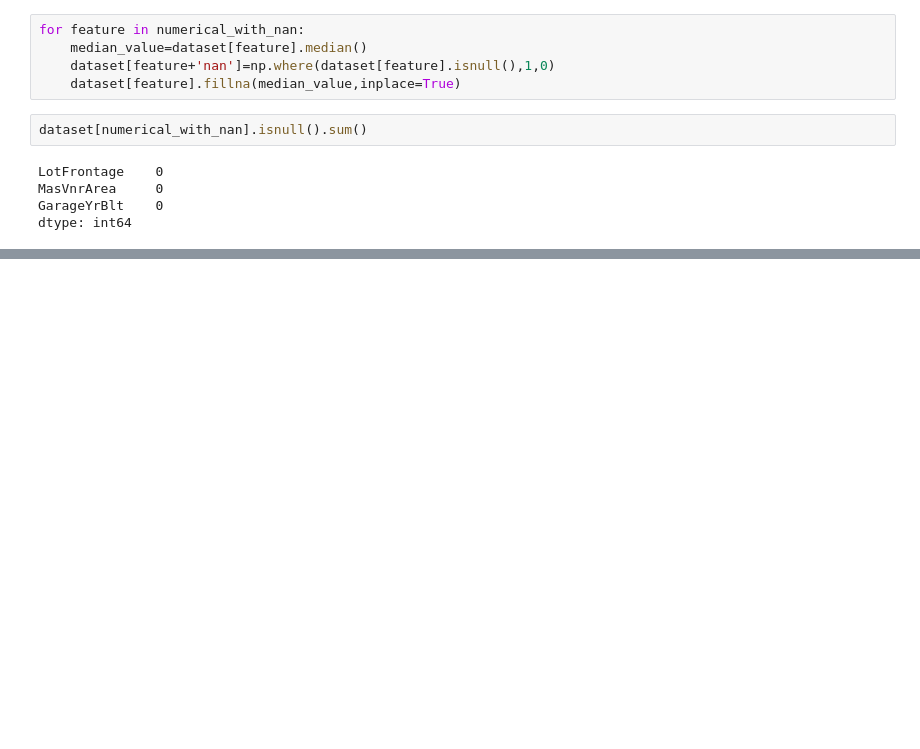
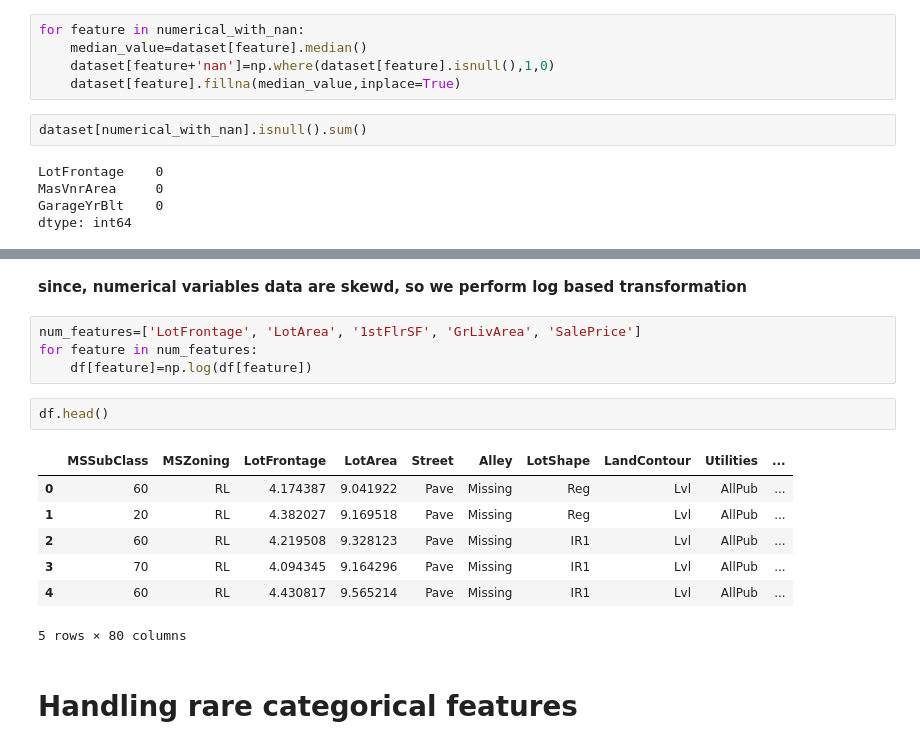
Before and after one commit to BibekRai44/Advanced-House-Price-Prediction, a Jupyter notebook: house-price-prediction.ipynb, the cells around one changed output, grey strips where cells are left out. Drawn from its saved outputs; the diff is of its cells as text; blank space fills up the shorter version.

Commit message:
performing log based transformation on data

```diff
--- a/house-price-prediction.ipynb
+++ b/house-price-prediction.ipynb
@@ -657,0 +673,18 @@ df.head()
+# %% [markdown]
+**since, numerical variables data are skewd, so we perform log based transformation**
+# %%
+num_features=['LotFrontage', 'LotArea', '1stFlrSF', 'GrLivArea', 'SalePrice']
+for feature in num_features:
+    df[feature]=np.log(df[feature])
+# %%
+df.head()
+# %% [output]
+|  | MSSubClass | MSZoning | LotFrontage | LotArea | Street | Alley | LotShape | LandContour | Utilities | ... |
+| 0 | 60 | RL | 4.174387 | 9.041922 | Pave | Missing | Reg | Lvl | AllPub | ... |
+| 1 | 20 | RL | 4.382027 | 9.169518 | Pave | Missing | Reg | Lvl | AllPub | ... |
+| 2 | 60 | RL | 4.219508 | 9.328123 | Pave | Missing | IR1 | Lvl | AllPub | ... |
+| 3 | 70 | RL | 4.094345 | 9.164296 | Pave | Missing | IR1 | Lvl | AllPub | ... |
+| 4 | 60 | RL | 4.430817 | 9.565214 | Pave | Missing | IR1 | Lvl | AllPub | ... |
+5 rows × 80 columns
+# %% [markdown]
+# Handling rare categorical features
```
Also changed, not shown: parts of 18 cells of this notebook.
